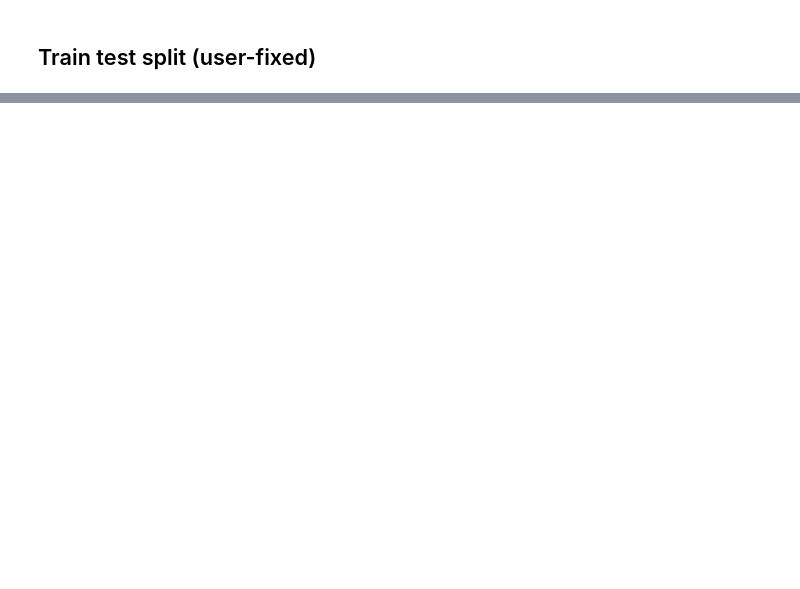
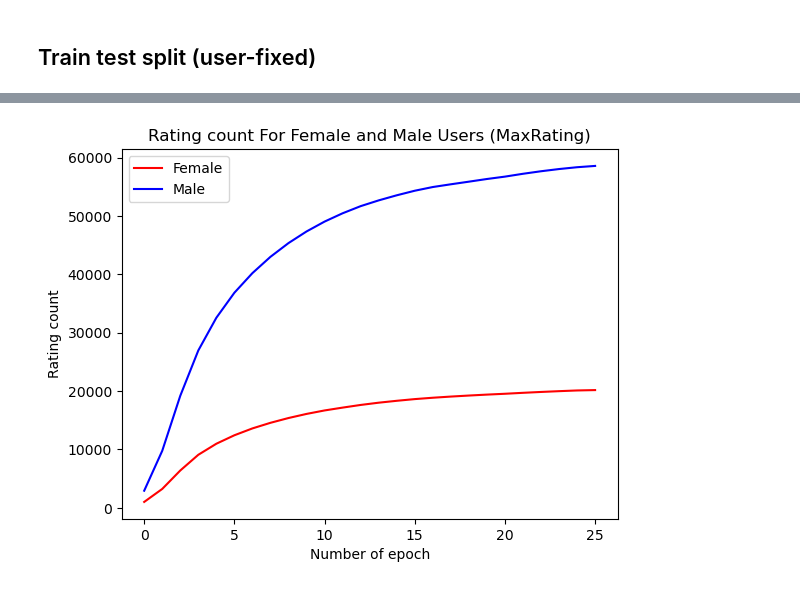
Before and after one commit to sipei-li/DeepALDataMinimization, a Jupyter notebook: LightGCN_04_08_2025.ipynb, the cells around one changed output, grey strips where cells are left out. Drawn from its saved outputs; the diff is of its cells as text; code cells hidden in the pictures; blank space fills up the shorter version.

```diff
--- a/LightGCN_04_08_2025.ipynb
+++ b/LightGCN_04_08_2025.ipynb
@@ -364,0 +315,24 @@ plt.show()
+# %%
+# count
+pro_df_grouped = MaxRating_results_df.groupby('epoch').agg(['mean', 'std', 'count'])['count_pro']
+pro_df_grouped['ci'] = 1.95 * pro_df_grouped['std'] / np.sqrt(pro_df_grouped['count'])
+pro_df_grouped['ci_lower'] = pro_df_grouped['mean'] - pro_df_grouped['ci']
+pro_df_grouped['ci_upper'] = pro_df_grouped['mean'] + pro_df_grouped['ci']
+
+unpro_df_grouped = MaxRating_results_df.groupby('epoch').agg(['mean', 'std', 'count'])['count_unpro']
+unpro_df_grouped['ci'] = 1.95 * unpro_df_grouped['std'] / np.sqrt(unpro_df_grouped['count'])
+unpro_df_grouped['ci_lower'] = unpro_df_grouped['mean'] - unpro_df_grouped['ci']
+unpro_df_grouped['ci_upper'] = unpro_df_grouped['mean'] + unpro_df_grouped['ci']
+
+plt.plot(np.arange(n_epochs), pro_df_grouped['mean'], color='r', label="Female")
+
+plt.plot(np.arange(n_epochs), unpro_df_grouped['mean'], color='b', label="Male")
+
+plt.xlabel('Number of epoch')
+plt.ylabel('Rating count')
+
+plt.legend()
+plt.title("Rating count For Female and Male Users (MaxRating)")
+plt.show()
+# %% [output]
+[figure, added]
```
Also changed, not shown: parts of 36 cells of this notebook, 2 other files.
